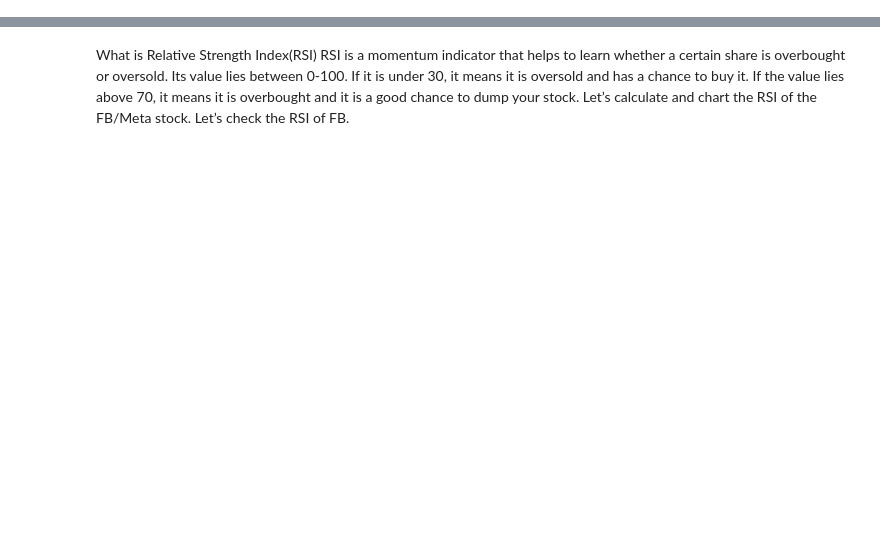
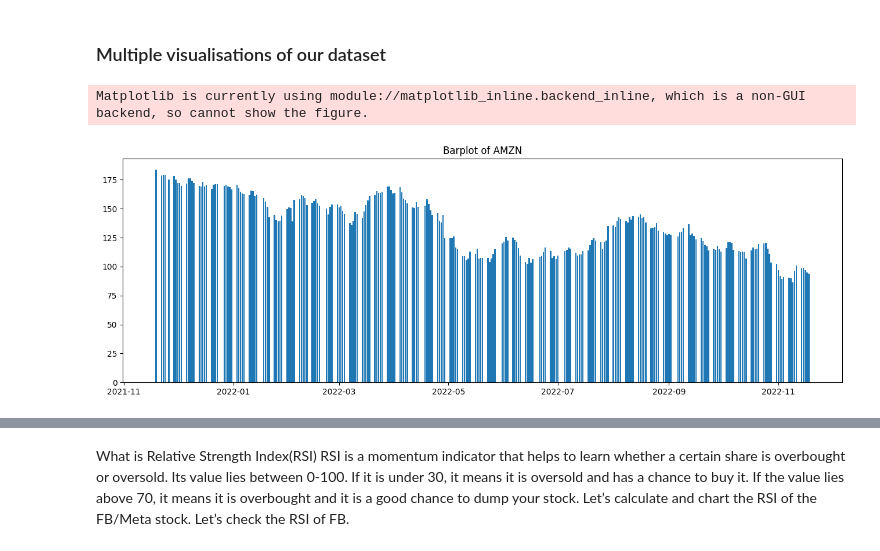
Before and after one commit to Jose-Sabater/marketeer, a Jupyter notebook: stocks/stock_analysis.ipynb, the cells around one changed output, grey strips where cells are left out. Drawn from its saved outputs; the diff is of its cells as text; code cells hidden in the pictures; blank space fills up the shorter version.

```diff
--- a/stocks/stock_analysis.ipynb
+++ b/stocks/stock_analysis.ipynb
@@ -69,0 +29,2 @@ dividends = web.DataReader('IBM', 'yahoo-dividends', start_date, end_date)
+# %% [markdown]
+### Multiple visualisations of our dataset
@@ -69,0 +54,8 @@ dividends = web.DataReader('IBM', 'yahoo-dividends', start_date, end_date)
+# %%
+fig = plt.figure(figsize=(16, 5))
+plt.bar(x=stock_hist.index, height=stock_hist["Close"])
+plt.title(f"Barplot of {stock}")
+fig.show()
+# %% [output]
+Matplotlib is currently using module://matplotlib_inline.backend_inline, which is a non-GUI backend, so cannot show the figure.
+[figure, added]
```
Also changed, not shown: parts of 34 cells of this notebook, 2 other files.
